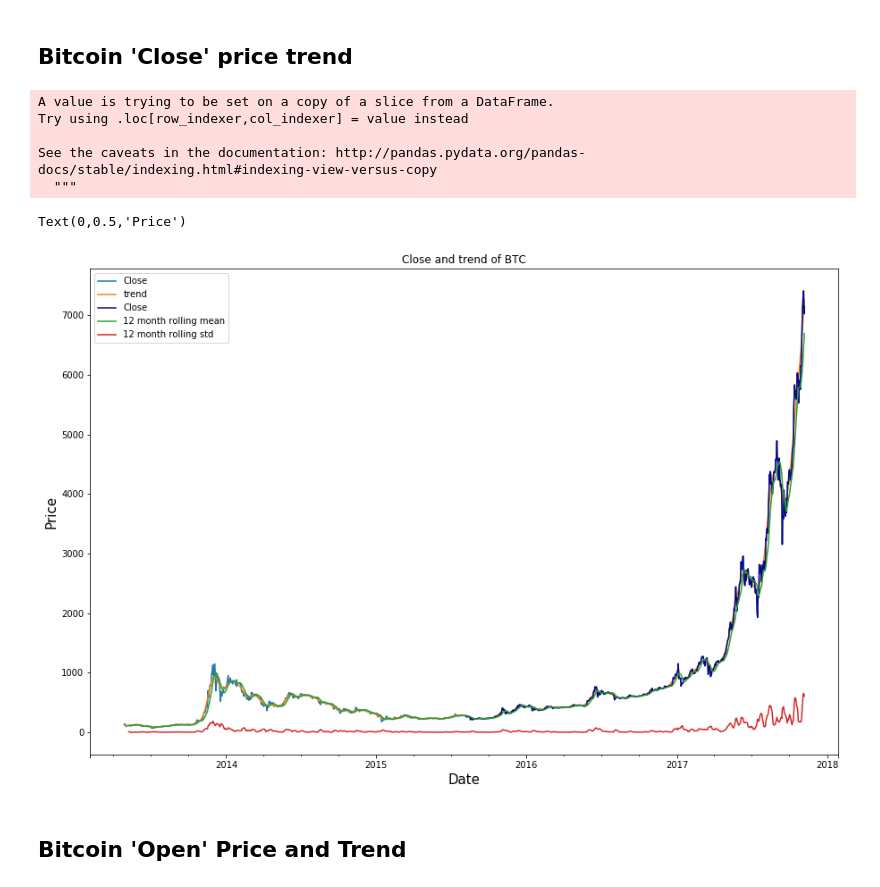
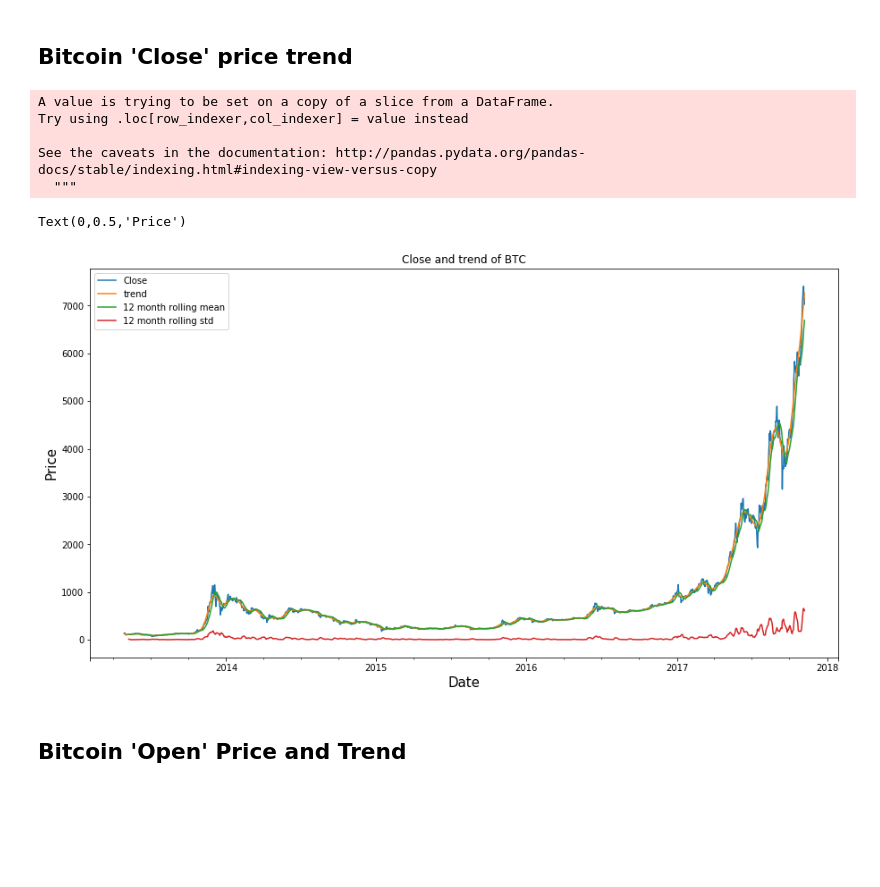
Before and after one commit to mparayil/Forecasting-Cryptocurrency-Prices, a Jupyter notebook: Capstone - Part 2.ipynb, the cells around one changed output. Saved outputs shown, nothing was run; the diff lists cells and outputs as text; code cells hidden in the pictures; blank space fills up the shorter version.

```diff
--- a/Capstone - Part 2.ipynb
+++ b/Capstone - Part 2.ipynb
@@ -297,29 +299,29 @@ btc_price_close.head()
 # %%
 # Creating tuple for cycle and trend values
 close_cycle, close_trend = sm.tsa.filters.hpfilter(btc_price_close['Close'])
 
 #creating a column for trend
 btc_price_close['trend'] = close_trend
 
 # plotting close and trend values on plot from earliest start date
 btc_price_close[['Close', 'trend']]['2013-04-28':].plot(title='Close and trend of BTC', figsize=(15,8));
 
-btc_price_close['Close']['2015-08-07':].plot(figsize=(15,10),
-                                            colormap='plasma')
+# btc_price_close['Close']['2015-08-07':].plot(figsize=(15,10),
+#                                             colormap='plasma')
 btc_price_close['Close'].rolling(12).mean().plot(label='12 month rolling mean')
 btc_price_close['Close'].rolling(12).std().plot(label='12 month rolling std')
 plt.legend()
 
 plt.xlabel('Date', fontsize=15)
 plt.ylabel('Price', fontsize=15)
 # %% [output]
 A value is trying to be set on a copy of a slice from a DataFrame.
 Try using .loc[row_indexer,col_indexer] = value instead
 
 See the caveats in the documentation: http://pandas.pydata.org/pandas-docs/stable/indexing.html#indexing-view-versus-copy
   """
 Text(0,0.5,'Price')
-[figure, old version]
+[figure, new version]
 # %% [markdown]
 ## Bitcoin 'Open' Price and Trend
 # %%
```
Also changed, not shown: parts of 21 cells of this notebook.
